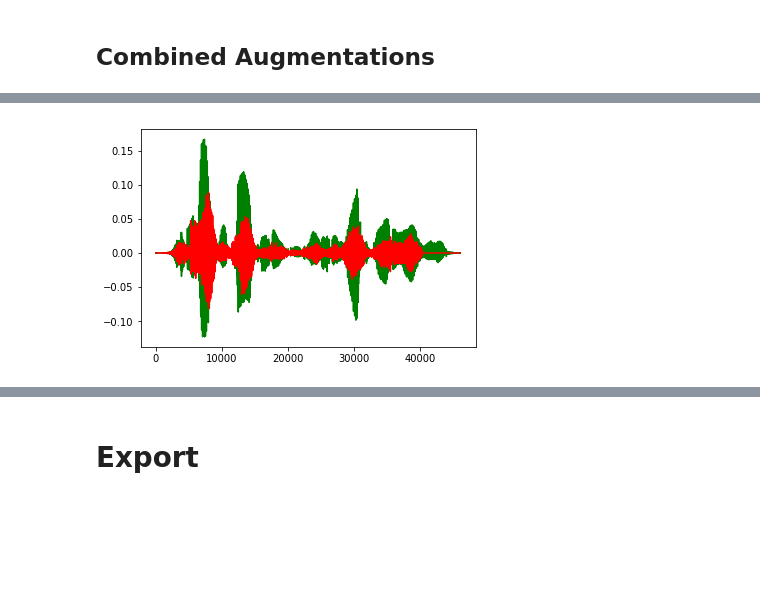
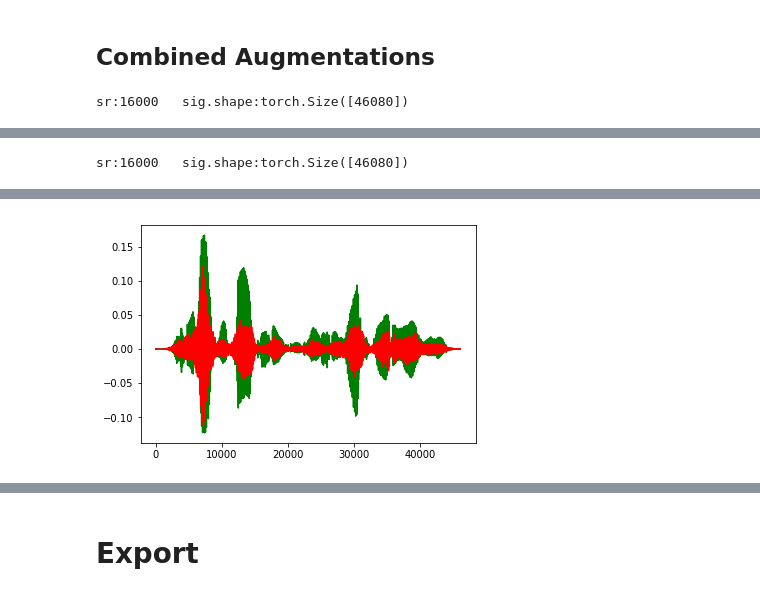
Before and after one commit to fastaudio/fastai_audio, a Jupyter notebook: DataAugmentation.ipynb, the cells around one changed output, grey strips where cells are left out. Saved outputs shown, nothing was run; the diff lists cells and outputs as text; code cells hidden in the pictures; blank space fills up the shorter version.

```diff
--- a/DataAugmentation.ipynb
+++ b/DataAugmentation.ipynb
@@ -65,12 +56,13 @@ def show_in_out(s, r):
 # %%
-# Export
-def tfm_tester(testSignal, testSr, tfm, **kwargs):
+#Export
+def tfm_tester(testSignal:AudioData, tfm, **kwargs):
+    #TODO: track performance of execution
     tfms = listify(tfm)
-    ret = testSignal
+    ret = testSignal # default pass
     for t in tfms:
         ret = t(ret, **kwargs)
-    display(Audio(data=testSignal, rate=testSr))
-    display(Audio(data=ret, rate=testSr))
+    show_AudioData(testSignal)
+    show_AudioData(ret)
     show_in_out(testSignal, ret)
 # %% [markdown]
 # Augmentation Functions
@@ -123,13 +121,13 @@ tfm_tester(sig, sr, partial(tfm_random_cutout,pct_to_cut=.95))
 ## Pad with Silence
 # %%
 #Export
-def tfm_pad_with_silence(signal, pct_to_pad=.15, min_to_pad=None, max_to_pad=None, **kwargs):
+def tfm_pad_with_silence(ad:AudioData, pct_to_pad=.15, min_to_pad=None, max_to_pad=None, **kwargs)->AudioData:
     """Adds silence to beginning or end of signal, simulating microphone cut at start of end of audio."""
-    if max_to_pad is None: max_to_pad = int(signal.shape[0] * 0.15)
+    if max_to_pad is None: max_to_pad = int(ad.sig.shape[0] * 0.15)
     if min_to_pad is None: min_to_pad = -max_to_pad
     pad = random.randint(min_to_pad, max_to_pad)
-    copy = signal.clone()
+    copy = ad.sig.clone()
     if pad >= 0: copy[0:pad] = 0
     else: copy[pad:] = 0
-    return copy
+    return AudioData(copy,ad.sr)
 # %%
@@ -142,6 +142,7 @@ tfm_tester(sig, sr, tfm_pad_with_silence)
 ## Pitch Warp
 # %%
 #Export
-def tfm_pitch_warp(signal, sr=None, shift_by_pitch=None, bins_per_octave=12, **kwargs):
+def tfm_pitch_warp(ad:AudioData, shift_by_pitch=None, bins_per_octave=12, **kwargs)->AudioData:
     if shift_by_pitch is None: shift_by_pitch = random.uniform(-3, 3)
-    return torch.tensor(librosa.effects.pitch_shift(np.array(signal), sr, shift_by_pitch, bins_per_octave))[:]
+    sig = torch.tensor(librosa.effects.pitch_shift(np.array(ad.sig), ad.sr, shift_by_pitch, bins_per_octave))
+    return AudioData(sig,ad.sr)
@@ -155,7 +158,8 @@ tfm_tester(sig, sr, tfm_pitch_warp,sr=sr)
 ## Lossy Downsample and Upsample
 # %%
 #Export
-def tfm_down_and_up(signal, sr, sr_divisor=2, **kwargs):
-    copy = np.array(signal.clone())
-    down = librosa.audio.resample(copy, sr, sr/sr_divisor)
-    return torch.tensor(librosa.audio.resample(down, sr/sr_divisor, sr))
+def tfm_down_and_up(ad:AudioData, sr_divisor=2, **kwargs)->AudioData:
+    copy = np.array(ad.sig.clone())
+    down = librosa.audio.resample(copy, ad.sr, ad.sr/sr_divisor)
+    sig = torch.tensor(librosa.audio.resample(down, ad.sr/sr_divisor, ad.sr))
+    return AudioData(sig,ad.sr)
@@ -174,9 +180,11 @@ def tfm_signal_mixup(signal, **kwargs):
 # %% [markdown]
 ## Combined Augmentations
 # %%
-tfm_tester(sig, sr, [tfm_down_and_up, tfm_pitch_warp, tfm_pad_with_silence], sr=sr)
+tfm_tester(example, [tfm_down_and_up, tfm_pitch_warp, tfm_pad_with_silence])
 # %% [output]
+sr:16000   sig.shape:torch.Size([46080])
 [interactive output not drawn]
+sr:16000   sig.shape:torch.Size([46080])
 [interactive output not drawn]
-[figure, old version]
+[figure, new version]
 # %%
```
Also changed, not shown: parts of 24 cells of this notebook.
